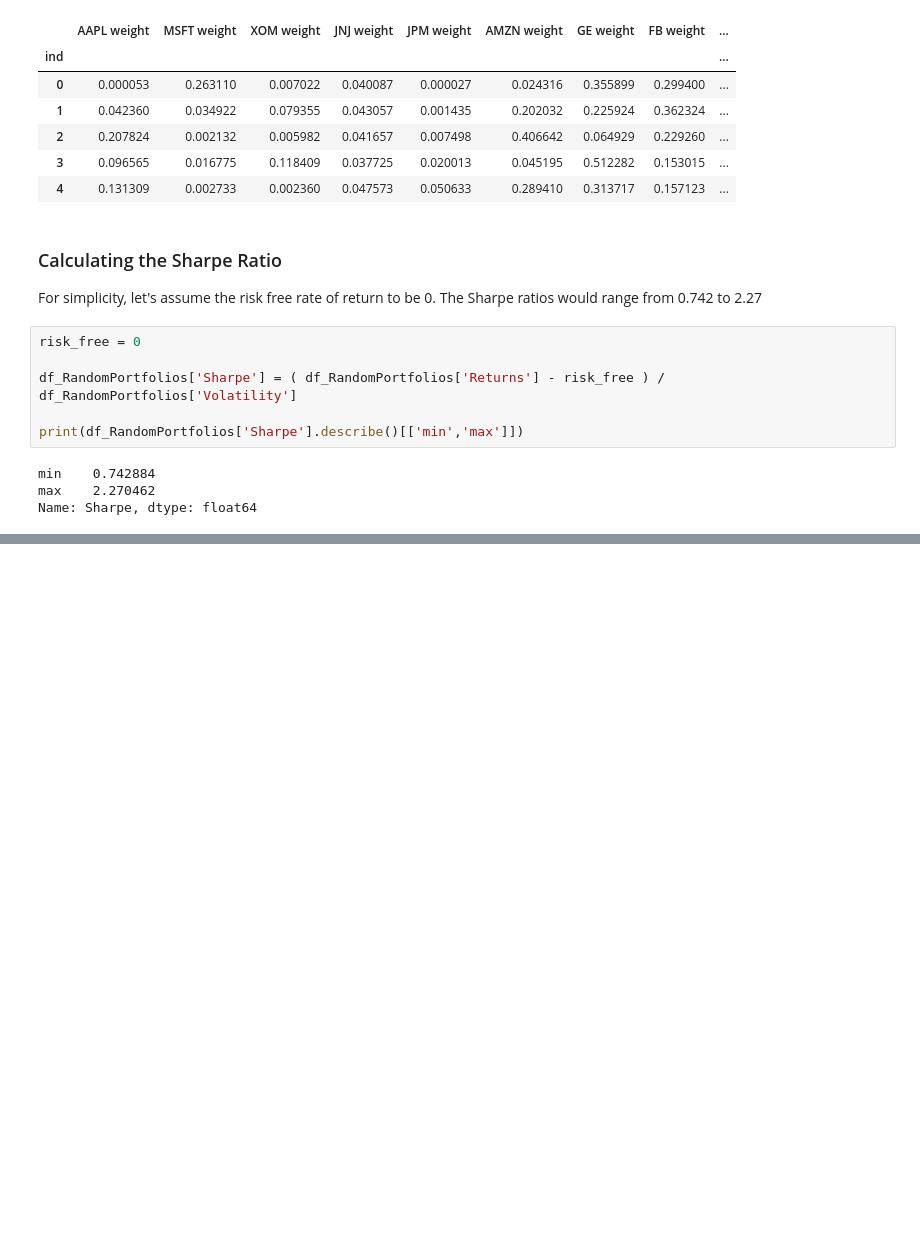
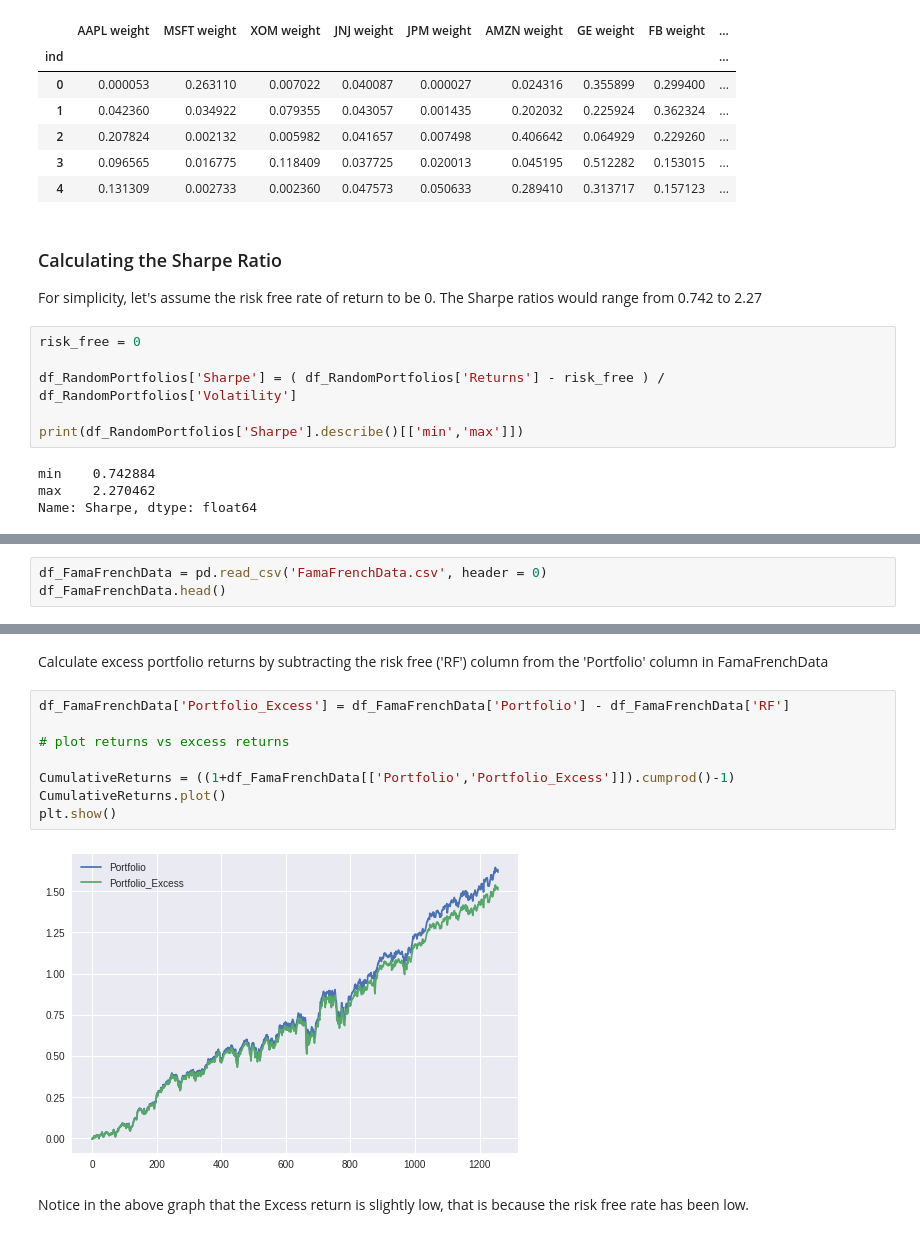
Before and after one commit to tanmay-kulkarni/portfolio_risk_management, a Jupyter notebook: portfolio.ipynb, the cells around one changed output, grey strips where cells are left out. Cells and saved outputs as stored; diff of their text form; blank space fills up the shorter version.

```diff
--- a/portfolio.ipynb
+++ b/portfolio.ipynb
@@ -490,0 +540,3 @@ Name: Sharpe, dtype: float64
+# %%
+df_FamaFrenchData = pd.read_csv('FamaFrenchData.csv', header = 0)
+df_FamaFrenchData.head()
@@ -490,0 +550,14 @@ Name: Sharpe, dtype: float64
+# %% [markdown]
+Calculate excess portfolio returns by subtracting the risk free ('RF') column from the 'Portfolio' column in FamaFrenchData
+# %%
+df_FamaFrenchData['Portfolio_Excess'] = df_FamaFrenchData['Portfolio'] - df_FamaFrenchData['RF']
+
+# plot returns vs excess returns
+
+CumulativeReturns = ((1+df_FamaFrenchData[['Portfolio','Portfolio_Excess']]).cumprod()-1)
+CumulativeReturns.plot()
+plt.show()
+# %% [output]
+[figure, added]
+# %% [markdown]
+Notice in the above graph that the Excess return is slightly low, that is because the risk free rate has been low.
```
Also changed, not shown: parts of 17 cells of this notebook.
